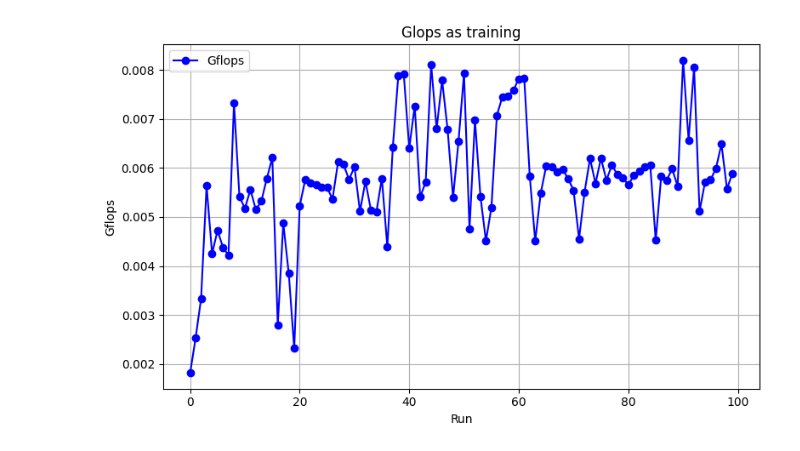
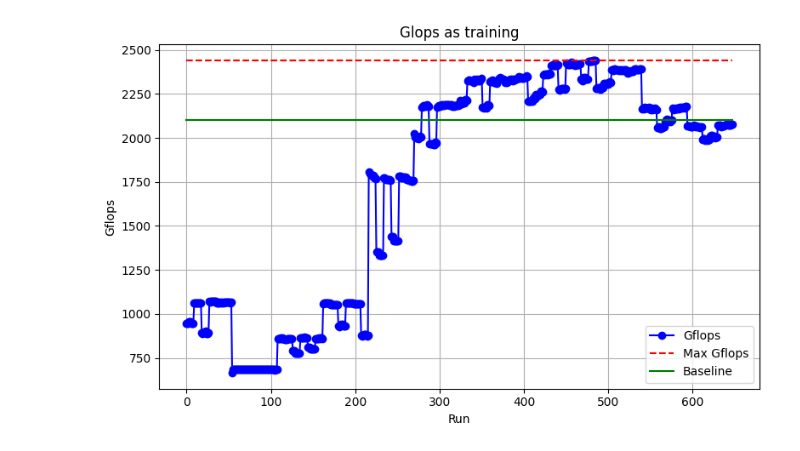
Before and after one commit to TiepNguyen2003/HPL-Scripts, a Jupyter notebook: autotuning/results.ipynb, the cells around one changed output. Drawn from its saved outputs; the diff is of its cells as text; code cells hidden in the pictures.

```diff
--- a/autotuning/results.ipynb
+++ b/autotuning/results.ipynb
@@ -22,7 +23,7 @@ sys.path.append(str(Path(os.getcwd()).joinpath("src/Optimizer").resolve()))
 from HPLConfig import HPLConfig
 from HPLOptimizer import HPLOptimizer
 # %%
-MODEL_FOLDER = Path(r"/home/tnguyen668/software/HPL-Scripts/autotuning/results/short_one")
+MODEL_FOLDER = Path(r"/home/tiep_nguyen/IndySCC-HPL-Scripts/autotuning/results/train_4")
 # %%
 hpl_optimizer = None
 
@@ -31,16 +32,19 @@ with open(MODEL_FOLDER.joinpath('optimizer.pk1'), 'rb') as file:
 # %%
 data = list(map(lambda x: x*-1,hpl_optimizer.optimizer.yi))
 
 plt.figure(figsize=(8, 5))
 plt.plot(range(len(data)), data, marker='o', linestyle='-', color='b', label='Gflops')
+plt.plot(np.linspace(0, len(data)-1, len(data)), [max(data)]*len(data), linestyle='--', color='r', label='Max Gflops')
+plt.plot(np.linspace(0, len(data)-1, len(data)), [2100] * len(data), color='g', label='Baseline')
+
 plt.title('Glops as training')
 plt.xlabel('Run')
 plt.ylabel('Gflops')
 plt.grid(True)
 plt.legend()
 plt.tight_layout()
 
 # Show the plot
 plt.show()
 # %% [output]
-[figure, old version]
+[figure, new version]
```
Also changed, not shown: parts of 2 cells of this notebook, 3 other files.
